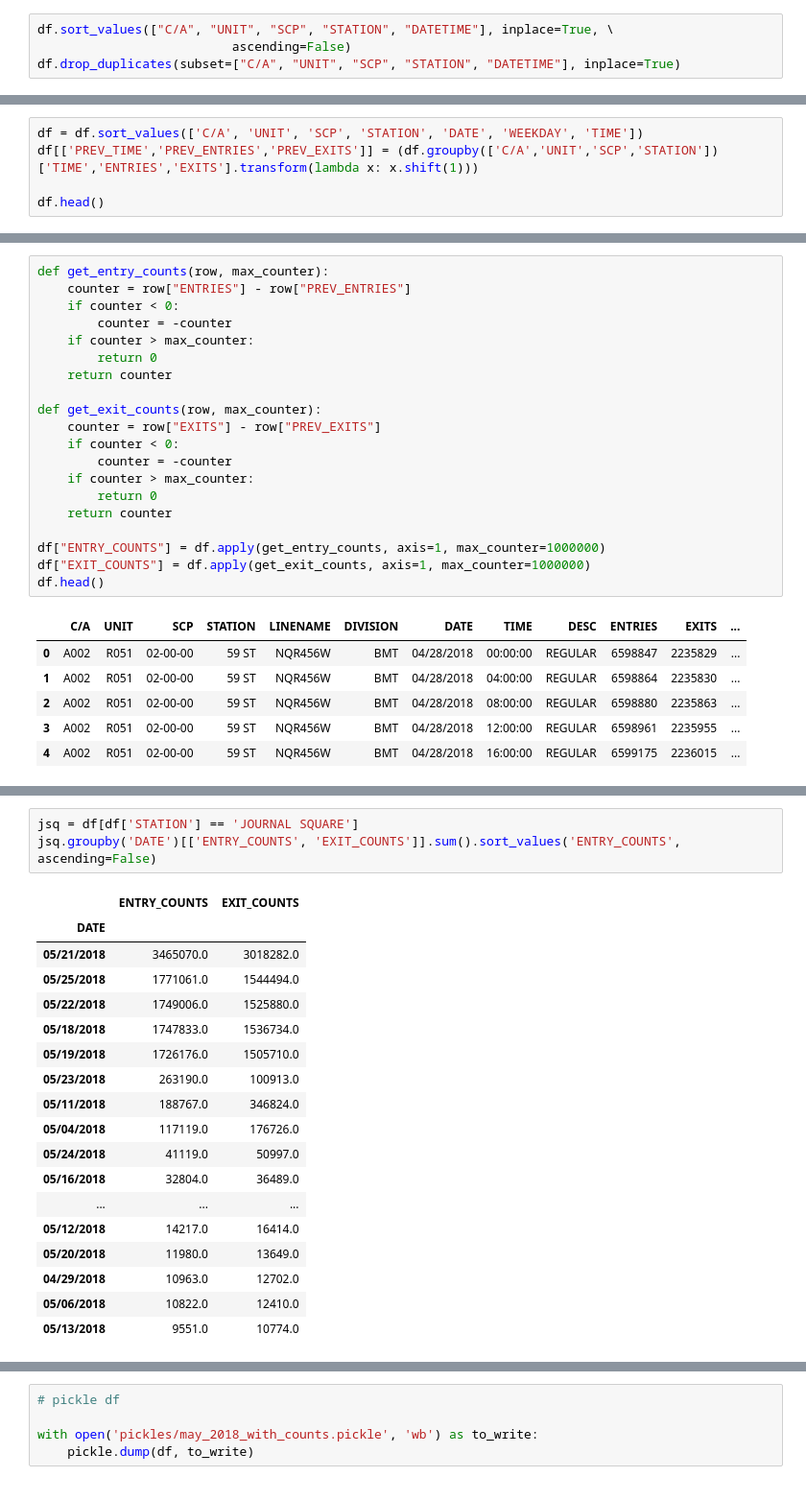
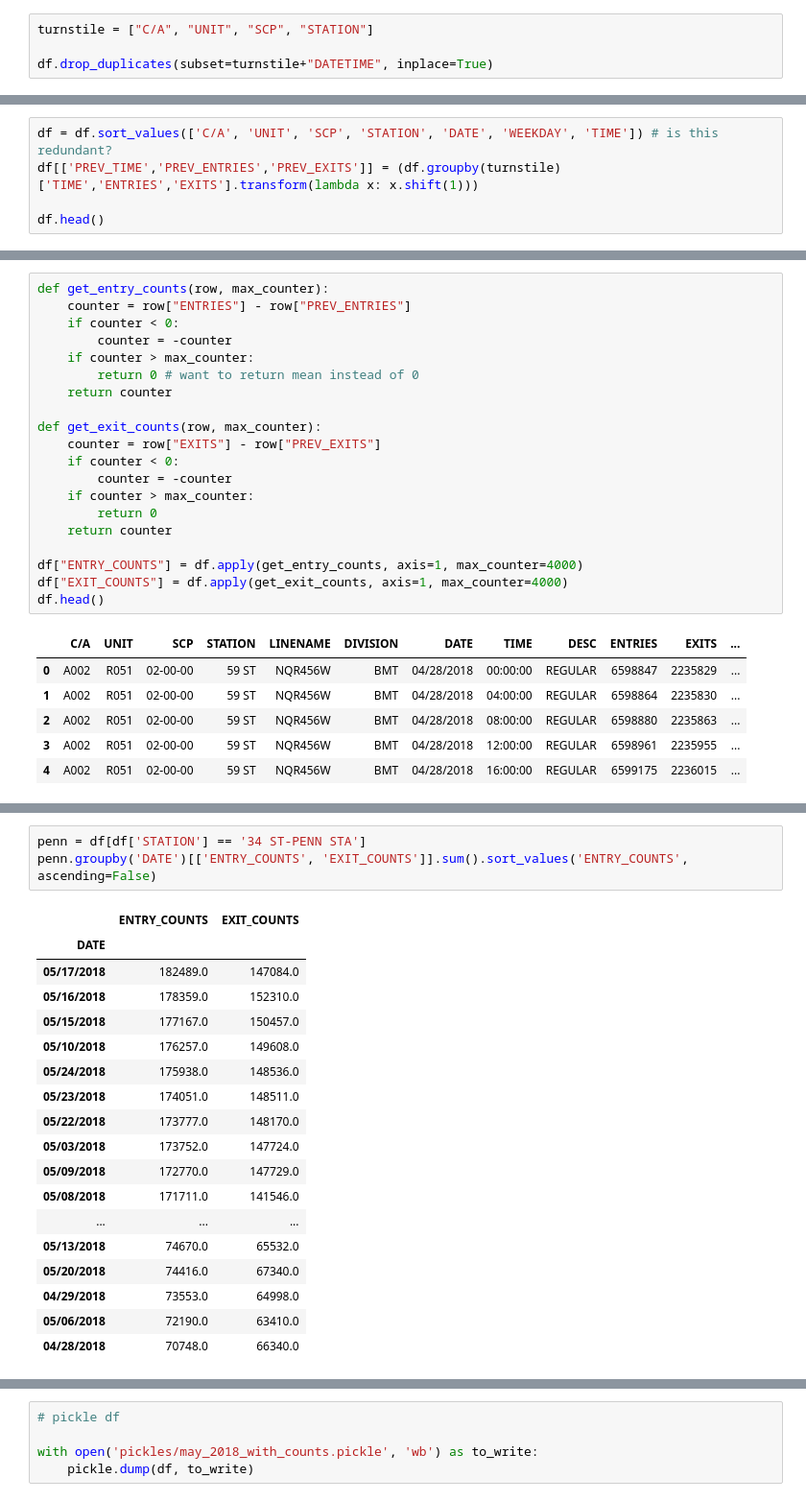
Before and after one commit to max-clarke/chi19_ds9_project_benson, a Jupyter notebook: master_notebook.ipynb, the cells around one changed output, grey strips where cells are left out. Shown: that part at 96% size. Saved outputs shown, nothing was run; the diff lists cells and outputs as text.

Commit message:
set max_count to 4000, repickled data, explored outlier days

```diff
--- a/master_notebook.ipynb
+++ b/master_notebook.ipynb
@@ -27,7 +27,7 @@ df.head()
 | 2 | A002 | R051 | 02-00-00 | 59 ST | NQR456W | BMT | 05/19/2018 | 08:00:00 | REGULAR | 6625514 | 2245338 | ... |
 | 3 | A002 | R051 | 02-00-00 | 59 ST | NQR456W | BMT | 05/19/2018 | 12:00:00 | REGULAR | 6625595 | 2245415 | ... |
 | 4 | A002 | R051 | 02-00-00 | 59 ST | NQR456W | BMT | 05/19/2018 | 16:00:00 | REGULAR | 6625791 | 2245481 | ... |
-# %%
-df.sort_values(["C/A", "UNIT", "SCP", "STATION", "DATETIME"], inplace=True, \
-                          ascending=False)
-df.drop_duplicates(subset=["C/A", "UNIT", "SCP", "STATION", "DATETIME"], inplace=True)
+# %%
+turnstile = ["C/A", "UNIT", "SCP", "STATION"]
+
+df.drop_duplicates(subset=turnstile+"DATETIME", inplace=True)
@@ -34,6 +36,6 @@ df.drop_duplicates(subset=["C/A", "UNIT", "SCP", "STATION", "DATETIME"], inplace
 # %%
-df = df.sort_values(['C/A', 'UNIT', 'SCP', 'STATION', 'DATE', 'WEEKDAY', 'TIME'])
-df[['PREV_TIME','PREV_ENTRIES','PREV_EXITS']] = (df.groupby(['C/A','UNIT','SCP','STATION'])['TIME','ENTRIES','EXITS'].transform(lambda x: x.shift(1)))
+df = df.sort_values(['C/A', 'UNIT', 'SCP', 'STATION', 'DATE', 'WEEKDAY', 'TIME']) # is this redundant?
+df[['PREV_TIME','PREV_ENTRIES','PREV_EXITS']] = (df.groupby(turnstile)['TIME','ENTRIES','EXITS'].transform(lambda x: x.shift(1)))
 
 df.head()
 # %% [output]
@@ -49,7 +80,7 @@ def get_entry_counts(row, max_counter):
     if counter < 0:
         counter = -counter
     if counter > max_counter:
-        return 0
+        return 0 # want to return mean instead of 0
     return counter
 
 def get_exit_counts(row, max_counter):
@@ -60,8 +91,8 @@ def get_exit_counts(row, max_counter):
         return 0
     return counter
 
-df["ENTRY_COUNTS"] = df.apply(get_entry_counts, axis=1, max_counter=1000000)
-df["EXIT_COUNTS"] = df.apply(get_exit_counts, axis=1, max_counter=1000000)
+df["ENTRY_COUNTS"] = df.apply(get_entry_counts, axis=1, max_counter=4000)
+df["EXIT_COUNTS"] = df.apply(get_exit_counts, axis=1, max_counter=4000)
 df.head()
 # %% [output]
 |  | C/A | UNIT | SCP | STATION | LINENAME | DIVISION | DATE | TIME | DESC | ENTRIES | EXITS | ... |
@@ -145,25 +162,25 @@ plt.title('Station by Exits', fontdict={'fontsize': 20});
 # %%
-jsq = df[df['STATION'] == 'JOURNAL SQUARE']
-jsq.groupby('DATE')[['ENTRY_COUNTS', 'EXIT_COUNTS']].sum().sort_values('ENTRY_COUNTS', ascending=False)
+penn = df[df['STATION'] == '34 ST-PENN STA']
+penn.groupby('DATE')[['ENTRY_COUNTS', 'EXIT_COUNTS']].sum().sort_values('ENTRY_COUNTS', ascending=False)
 # %% [output]
 |  | ENTRY_COUNTS | EXIT_COUNTS |
 | DATE |  |  |
-| 05/21/2018 | 3465070.0 | 3018282.0 |
-| 05/25/2018 | 1771061.0 | 1544494.0 |
-| 05/22/2018 | 1749006.0 | 1525880.0 |
-| 05/18/2018 | 1747833.0 | 1536734.0 |
-| 05/19/2018 | 1726176.0 | 1505710.0 |
-| 05/23/2018 | 263190.0 | 100913.0 |
-| 05/11/2018 | 188767.0 | 346824.0 |
-| 05/04/2018 | 117119.0 | 176726.0 |
-| 05/24/2018 | 41119.0 | 50997.0 |
-| 05/16/2018 | 32804.0 | 36489.0 |
+| 05/17/2018 | 182489.0 | 147084.0 |
+| 05/16/2018 | 178359.0 | 152310.0 |
+| 05/15/2018 | 177167.0 | 150457.0 |
+| 05/10/2018 | 176257.0 | 149608.0 |
+| 05/24/2018 | 175938.0 | 148536.0 |
+| 05/23/2018 | 174051.0 | 148511.0 |
+| 05/22/2018 | 173777.0 | 148170.0 |
+| 05/03/2018 | 173752.0 | 147724.0 |
+| 05/09/2018 | 172770.0 | 147729.0 |
+| 05/08/2018 | 171711.0 | 141546.0 |
 | ... | ... | ... |
-| 05/12/2018 | 14217.0 | 16414.0 |
-| 05/20/2018 | 11980.0 | 13649.0 |
-| 04/29/2018 | 10963.0 | 12702.0 |
-| 05/06/2018 | 10822.0 | 12410.0 |
-| 05/13/2018 | 9551.0 | 10774.0 |
+| 05/13/2018 | 74670.0 | 65532.0 |
+| 05/20/2018 | 74416.0 | 67340.0 |
+| 04/29/2018 | 73553.0 | 64998.0 |
+| 05/06/2018 | 72190.0 | 63410.0 |
+| 04/28/2018 | 70748.0 | 66340.0 |
 28 rows × 2 columns
 # %%
 # pickle df
```
Also changed, not shown: parts of 10 cells of this notebook, 1 other file.
